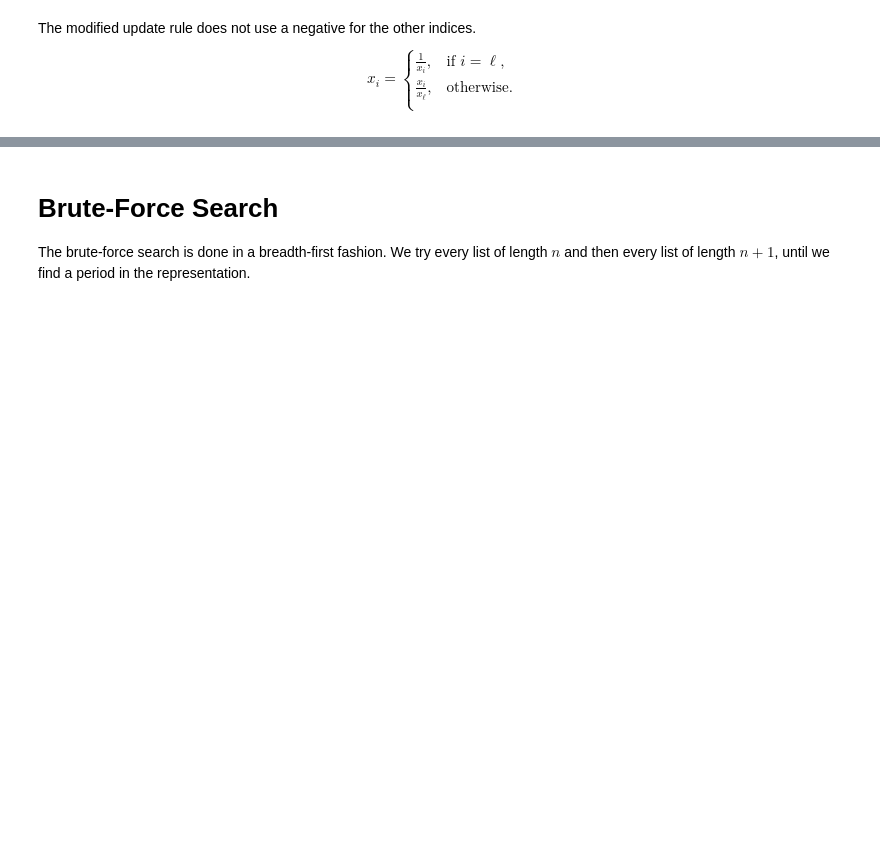
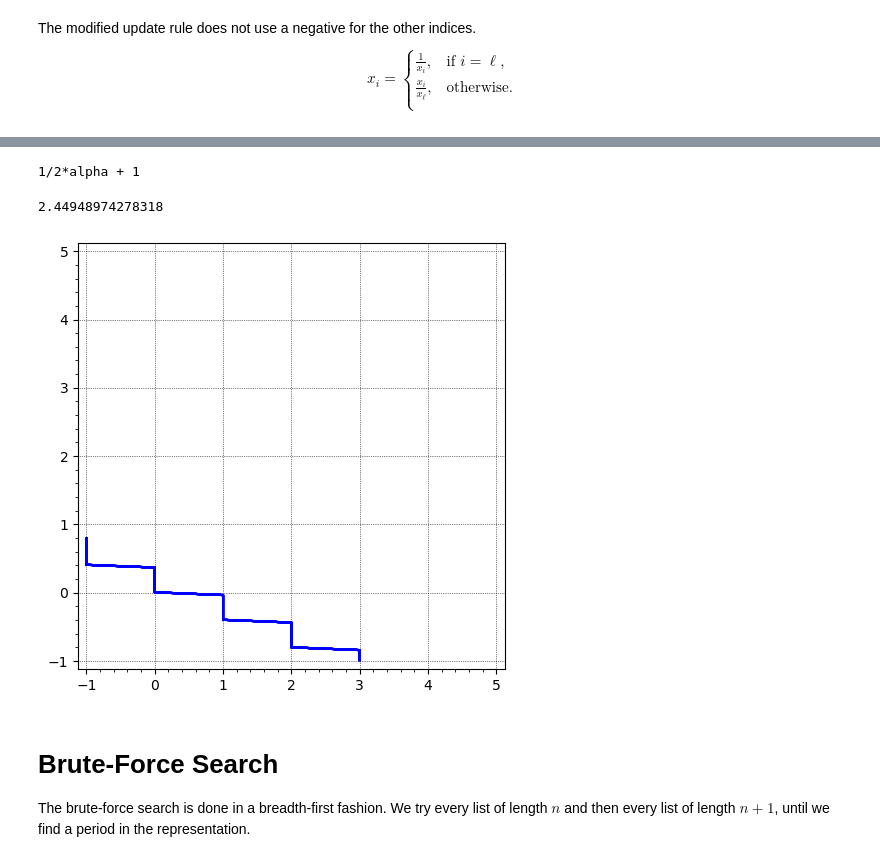
Before and after one commit to dknaack/master-thesis, a Jupyter notebook: src/main.ipynb, the cells around one changed output, grey strips where cells are left out. Cells and saved outputs as stored; diff of their text form; code cells hidden in the pictures; blank space fills up the shorter version.

```diff
--- a/src/main.ipynb
+++ b/src/main.ipynb
@@ -13,3 +56,14 @@ $$
+# %%
+(1/(alpha-2))
+# %% [output]
+1/2*alpha + 1
+# %%
+x,y=var('x,y')
+pretty_print(RR(alpha))
+sum([implicit_plot(x==-floor(alpha*y), (x,-1,5), (y,-1,5), gridlines=True) for i in range(-10, 10)])
+# %% [output]
+2.44948974278318
+[figure, added]
 # %% [markdown]
 # Brute-Force Search
 
```
Also changed, not shown: parts of 13 cells of this notebook.
